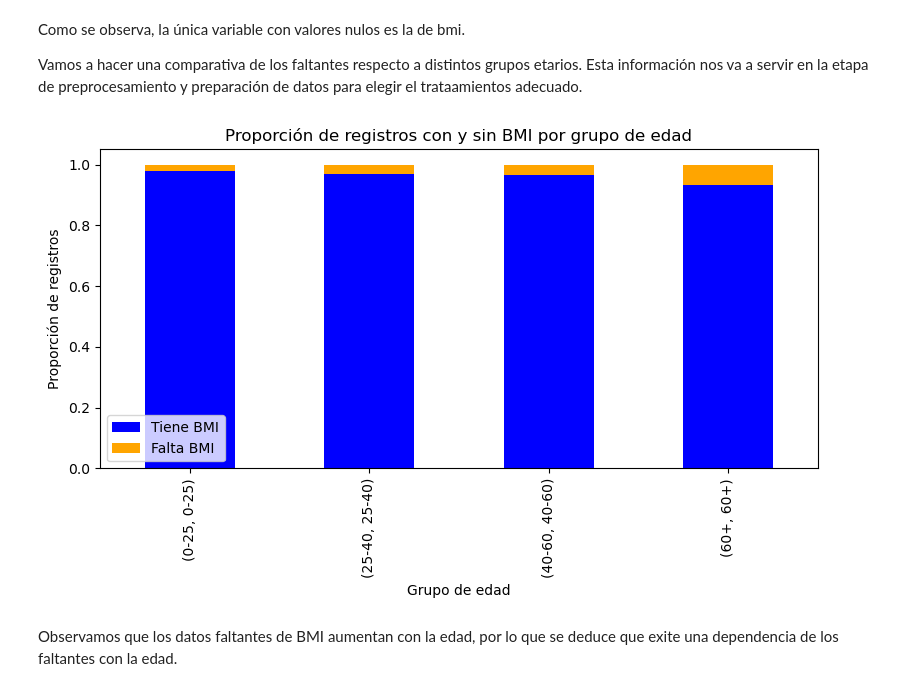
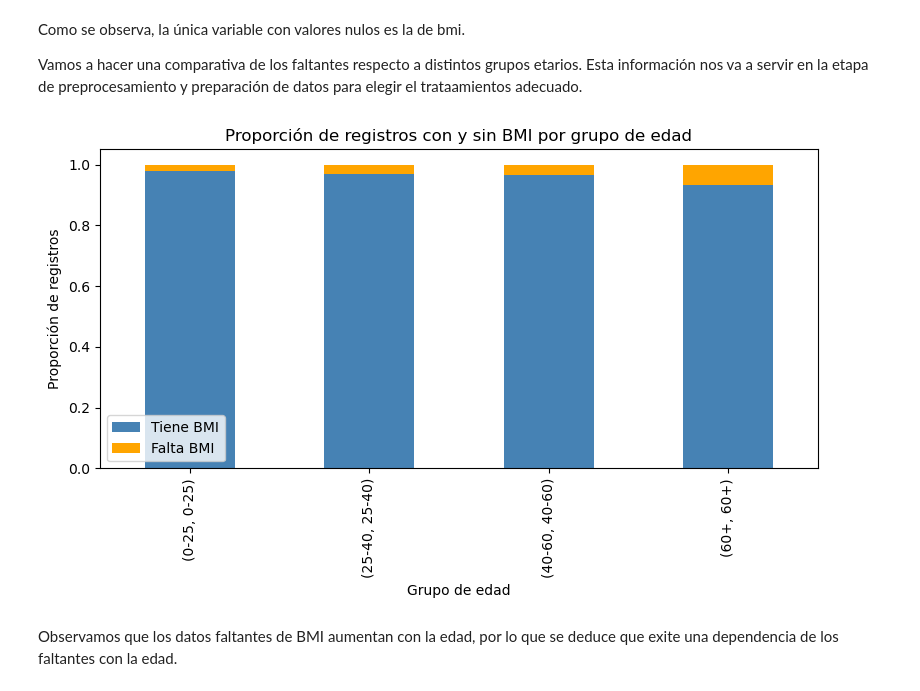
Before and after one commit to antonellagambarte/aprMaqI, a Jupyter notebook: tpfinal.ipynb, the cells around one changed output. Drawn from its saved outputs; the diff is of its cells as text; code cells hidden in the pictures.

```diff
--- a/tpfinal.ipynb
+++ b/tpfinal.ipynb
@@ -109,31 +109,31 @@ Vamos a hacer una comparativa de los faltantes respecto a distintos grupos etari
 # %%
 df_temp = df_stroke.copy()
 df_temp["bmi_missing"] = df_temp["bmi"].isnull()
 
 # Grupos de edad
 bins = [0, 25, 40, 60, df_stroke["age"].max() + 1]
 labels = ["0-25", "25-40", "40-60", "60+"]
 df_temp["age_group"] = pd.cut(df_temp["age"], bins=bins, labels=labels, right=False)
 
 # Calculamos proporciones dentro de cada grupo
 prop_by_group = (
     df_temp.groupby(["age_group", "bmi_missing"], observed=True)
     .size()
     .groupby(level=0, observed=True)
     .apply(lambda x: x / x.sum())
     .unstack()
 )
 
 # Gráfico de barras apiladas
-prop_by_group.plot(kind="bar", stacked=True, figsize=(8,5), color=["blue", "orange"])
+prop_by_group.plot(kind="bar", stacked=True, figsize=(8,5), color=["steelblue", "orange"])
 plt.ylabel("Proporción de registros")
 plt.xlabel("Grupo de edad")
 plt.title("Proporción de registros con y sin BMI por grupo de edad")
 plt.legend(["Tiene BMI", "Falta BMI"])
 plt.tight_layout()
 plt.show()
 # %% [output]
-[figure, old version]
+[figure, new version]
 # %% [markdown]
 Observamos que los datos faltantes de BMI aumentan con la edad, por lo que se deduce que exite una dependencia de los faltantes con la edad.
 # %% [markdown]
```
Also changed, not shown: parts of 2 cells of this notebook.
